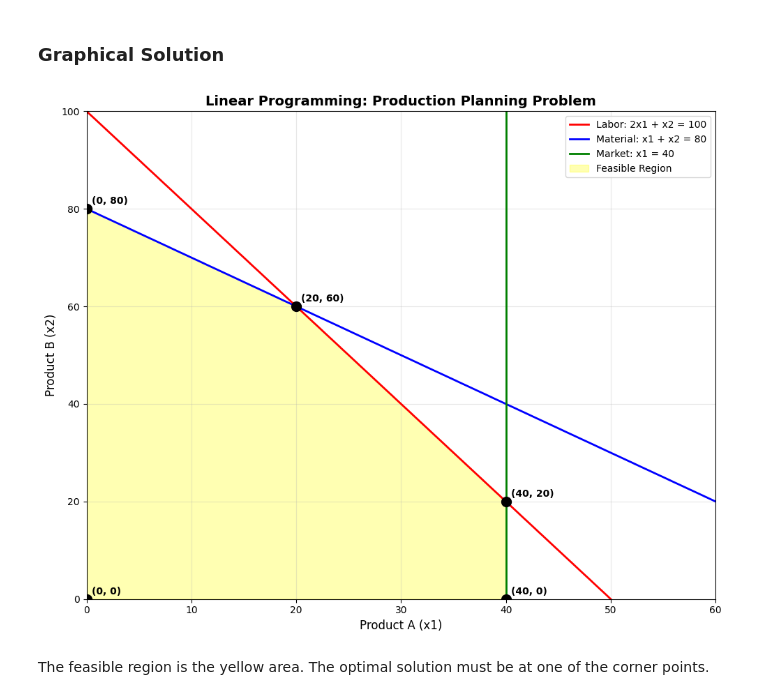
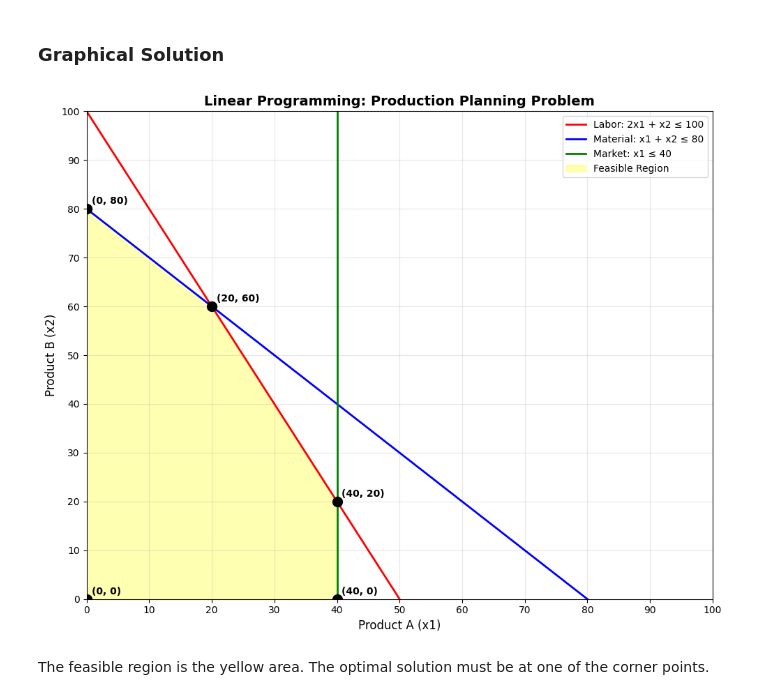
Before and after one commit to HecBanda/mcdm, a Jupyter notebook: lecture_notebooks/ntbk11 - Linear Programming Review and Multi-Objective Optimization.ipynb, the cells around one changed output. Drawn from its saved outputs; the diff is of its cells as text; code cells hidden in the pictures.

```diff
--- a/lecture_notebooks/ntbk11 - Linear Programming Review and Multi-Objective Optimization.ipynb
+++ b/lecture_notebooks/ntbk11 - Linear Programming Review and Multi-Objective Optimization.ipynb
@@ -77,17 +75,17 @@ $$
 def plot_lp_problem():
     fig, ax = plt.subplots(figsize=(10, 8))
 
-    x1 = np.linspace(0, 60, 300)
+    x1 = np.linspace(0, 100, 300)
 
     # Constraint lines
     labor = 100 - 2 * x1  # 2x1 + x2 <= 100
     material = 80 - x1  # x1 + x2 <= 80
-    market = np.full_like(x1, 40)  # x1 <= 40
+    # market = np.full_like(x1, 40)  # x1 <= 40
 
-    ax.plot(x1, labor, "r-", label="Labor: 2x1 + x2 = 100", linewidth=2)
-    ax.plot(x1, material, "b-", label="Material: x1 + x2 = 80", linewidth=2)
+    ax.plot(x1, labor, "r-", label="Labor: 2x1 + x2 ≤ 100", linewidth=2)
+    ax.plot(x1, material, "b-", label="Material: x1 + x2 ≤ 80", linewidth=2)
     ax.axvline(
-        x=40, color="g", linestyle="-", label="Market: x1 = 40", linewidth=2
+        x=40, color="g", linestyle="-", label="Market: x1 ≤ 40", linewidth=2
     )
 
     # Feasible region
@@ -104,35 +102,37 @@ def plot_lp_problem():
     corners = [(0, 0), (0, 80), (20, 60), (40, 20), (40, 0)]
     for i, (x, y) in enumerate(corners):
         ax.plot(x, y, "ko", markersize=10)
         ax.annotate(
             f"({x}, {y})",
             xy=(x, y),
             xytext=(5, 5),
             textcoords="offset points",
             fontsize=10,
             fontweight="bold",
         )
 
-    ax.set_xlim(0, 60)
+    ax.set_xlim(0, 100)
     ax.set_ylim(0, 100)
+    ax.set_xticks(np.arange(0, 101, 10))
+    ax.set_yticks(np.arange(0, 101, 10))
     ax.set_xlabel("Product A (x1)", fontsize=12)
     ax.set_ylabel("Product B (x2)", fontsize=12)
     ax.set_title(
         "Linear Programming: Production Planning Problem",
         fontsize=14,
         fontweight="bold",
     )
     ax.legend(fontsize=10)
     ax.grid(True, alpha=0.3)
 
     plt.tight_layout()
     return fig
 
 
 plot_lp_problem()
 plt.show()
 # %% [output]
-[figure, old version]
+[figure, new version]
 # %% [markdown]
 The feasible region is the yellow area. The optimal solution must be at one of the corner points.
 # %% [markdown]
```
Also changed, not shown: parts of 9 cells of this notebook, 1 other file.
